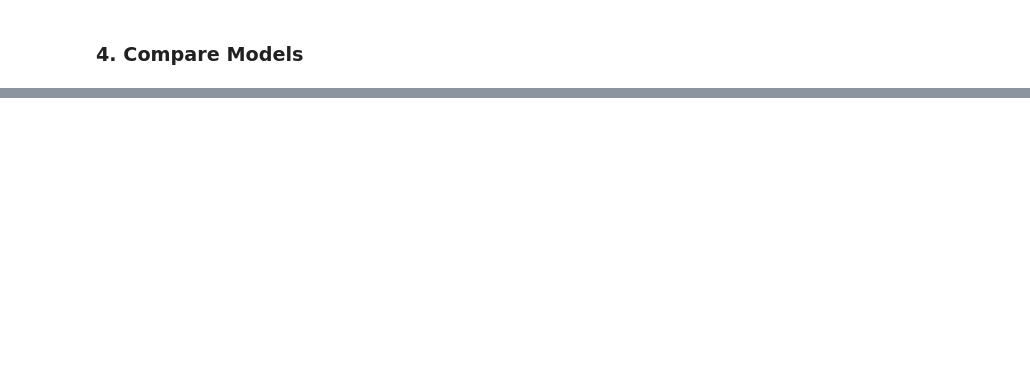
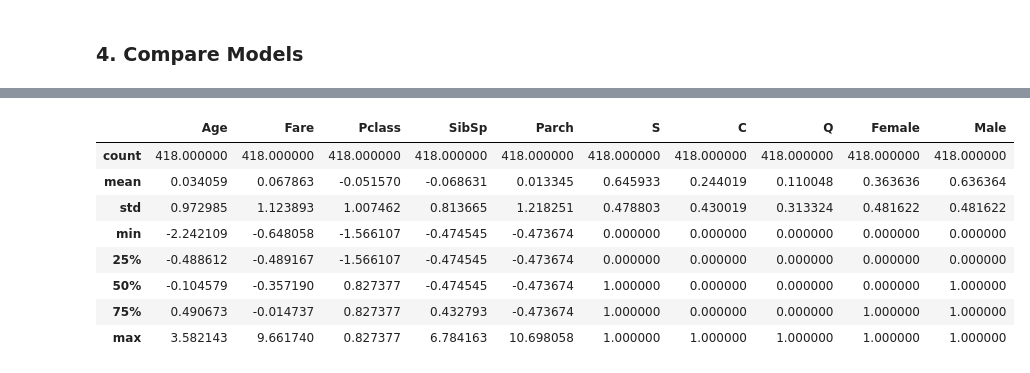
Before and after one commit to Chachabeat/Dojo, a Jupyter notebook: Titanic_Exercise.ipynb, the cells around one changed output, grey strips where cells are left out. Drawn from its saved outputs; the diff is of its cells as text; code cells hidden in the pictures; blank space fills up the shorter version.

```diff
--- a/Titanic_Exercise.ipynb
+++ b/Titanic_Exercise.ipynb
@@ -892,0 +1043,4 @@ plot_roc_curve(fpr, tpr) # compare with other models, also tune hyp parameters
+# %%
+# Load test set
+test = pd.read_csv('gdrive/MyDrive/titanic/test.csv')
+test.head()
@@ -892,0 +1054,3 @@ plot_roc_curve(fpr, tpr) # compare with other models, also tune hyp parameters
+# %%
+# Run data preparation pipeline on test set
+X_test = prep_pipeline.transform(test)
@@ -892,0 +1071,12 @@ plot_roc_curve(fpr, tpr) # compare with other models, also tune hyp parameters
+# %%
+pd.DataFrame(X_test, columns=['Age', 'Fare', 'Pclass', 'SibSp', 'Parch','S', 'C', 'Q', 'Female', 'Male']).describe()
+# %% [output]
+|  | Age | Fare | Pclass | SibSp | Parch | S | C | Q | Female | Male |
+| count | 418.000000 | 418.000000 | 418.000000 | 418.000000 | 418.000000 | 418.000000 | 418.000000 | 418.000000 | 418.000000 | 418.000000 |
+| mean | 0.034059 | 0.067863 | -0.051570 | -0.068631 | 0.013345 | 0.645933 | 0.244019 | 0.110048 | 0.363636 | 0.636364 |
+| std | 0.972985 | 1.123893 | 1.007462 | 0.813665 | 1.218251 | 0.478803 | 0.430019 | 0.313324 | 0.481622 | 0.481622 |
+| min | -2.242109 | -0.648058 | -1.566107 | -0.474545 | -0.473674 | 0.000000 | 0.000000 | 0.000000 | 0.000000 | 0.000000 |
+| 25% | -0.488612 | -0.489167 | -1.566107 | -0.474545 | -0.473674 | 0.000000 | 0.000000 | 0.000000 | 0.000000 | 0.000000 |
+| 50% | -0.104579 | -0.357190 | 0.827377 | -0.474545 | -0.473674 | 1.000000 | 0.000000 | 0.000000 | 0.000000 | 1.000000 |
+| 75% | 0.490673 | -0.014737 | 0.827377 | 0.432793 | -0.473674 | 1.000000 | 0.000000 | 0.000000 | 1.000000 | 1.000000 |
+| max | 3.582143 | 9.661740 | 0.827377 | 6.784163 | 10.698058 | 1.000000 | 1.000000 | 1.000000 | 1.000000 | 1.000000 |
```
Also changed, not shown: parts of 31 cells of this notebook.
